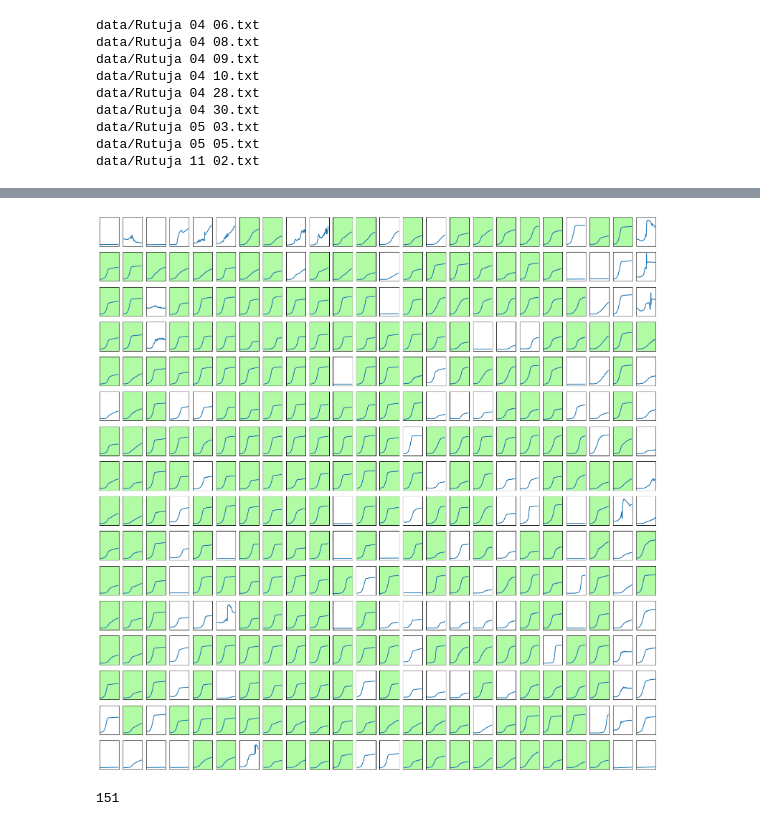
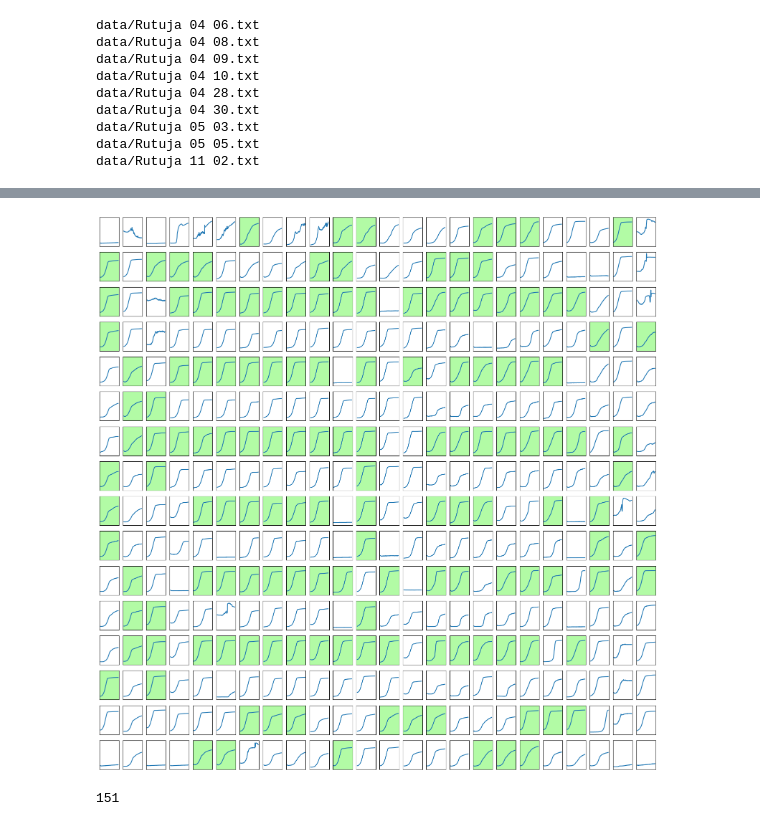
Before and after one commit to rutuja-gupte/sharp-pombe-fitness, a Jupyter notebook: Plotting Plates.ipynb, the cells around one changed output, grey strips where cells are left out. Cells and saved outputs as stored; diff of their text form; code cells hidden in the pictures.

```diff
--- a/Plotting Plates.ipynb
+++ b/Plotting Plates.ipynb
@@ -76,23 +18,24 @@ files
  'data/Rutuja 05 05.txt',
  'data/Rutuja 11 02.txt']
 # %%
-df1 = load_df(files[0])
+df1 = pp.load_df(files[0]).apply(lambda i: i.apply(lambda j: math.log(j) if type(j) != str else None), axis=0)
 print(files[0])
-df2 = load_df(files[1])
+df2 = pp.load_df(files[1])
 print(files[1])
-df3 = load_df(files[2])
+df3 = pp.load_df(files[2])
 print(files[2])
-df4 = load_df(files[3])
+df4 = pp.load_df(files[3])
+
 print(files[3])
-df5 = load_df(files[4])
+df5 = pp.load_df(files[4])
 print(files[4])
-df6 = load_df(files[5])
+df6 = pp.load_df(files[5])
 print(files[5])
-df7 = load_df(files[6])
+df7 = pp.load_df(files[6])
 print(files[6])
-df8 = load_df(files[7])
+df8 = pp.load_df(files[7])
 print(files[7])
-df9 = load_df(files[8])
+df9 = pp.load_df(files[8])
 print(files[8])
 # %% [output]
 data/Rutuja 04 06.txt
@@ -151,7 +76,7 @@ len(l1)
 # %%
-graph_df(df1, l1)
+pp.graph_df(df1, l1)
 # %% [output]
-[figure, old version]
+[figure, new version]
 # %%
 with open("1B.txt") as f:
     string2 = f.read()
```
Also changed, not shown: parts of 19 cells of this notebook, 2 other files.
